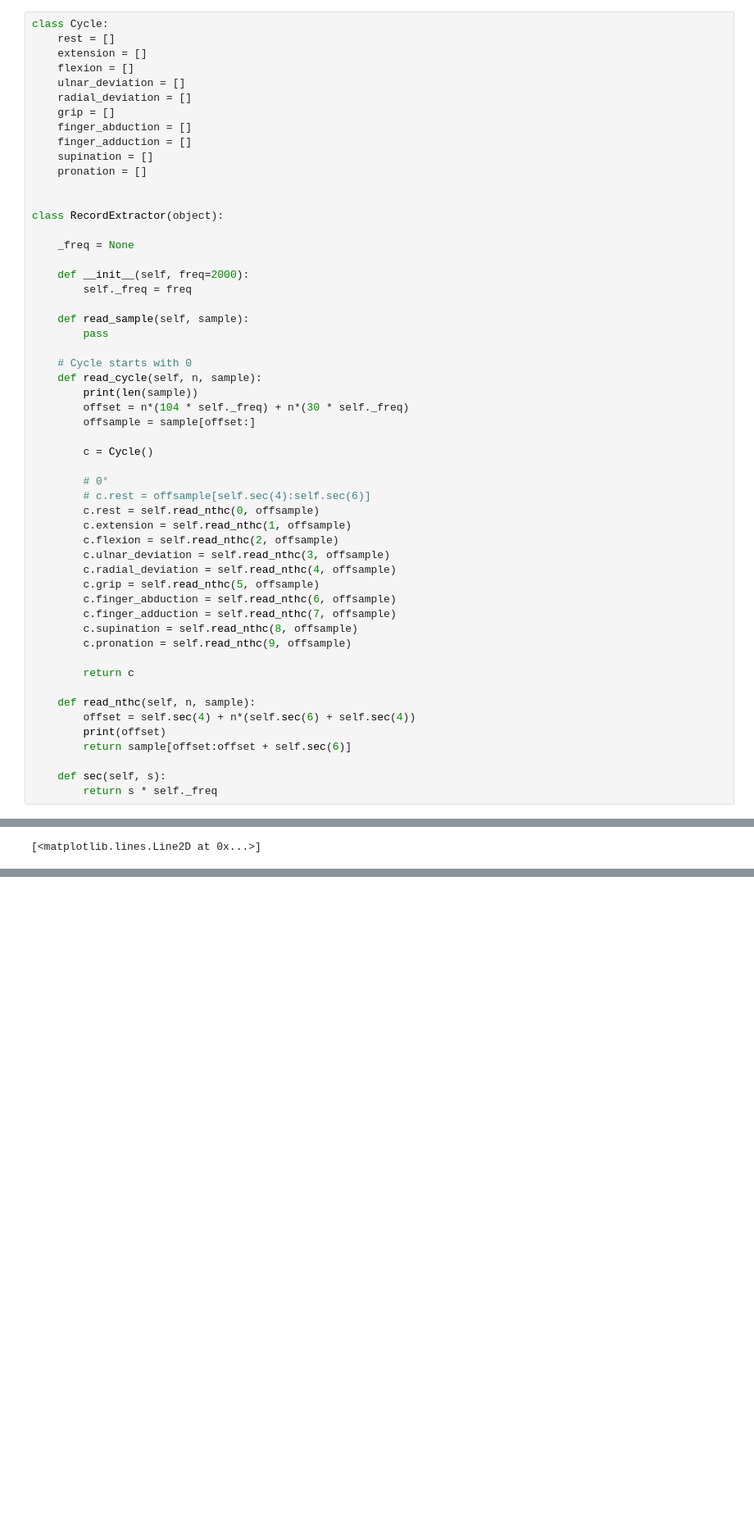
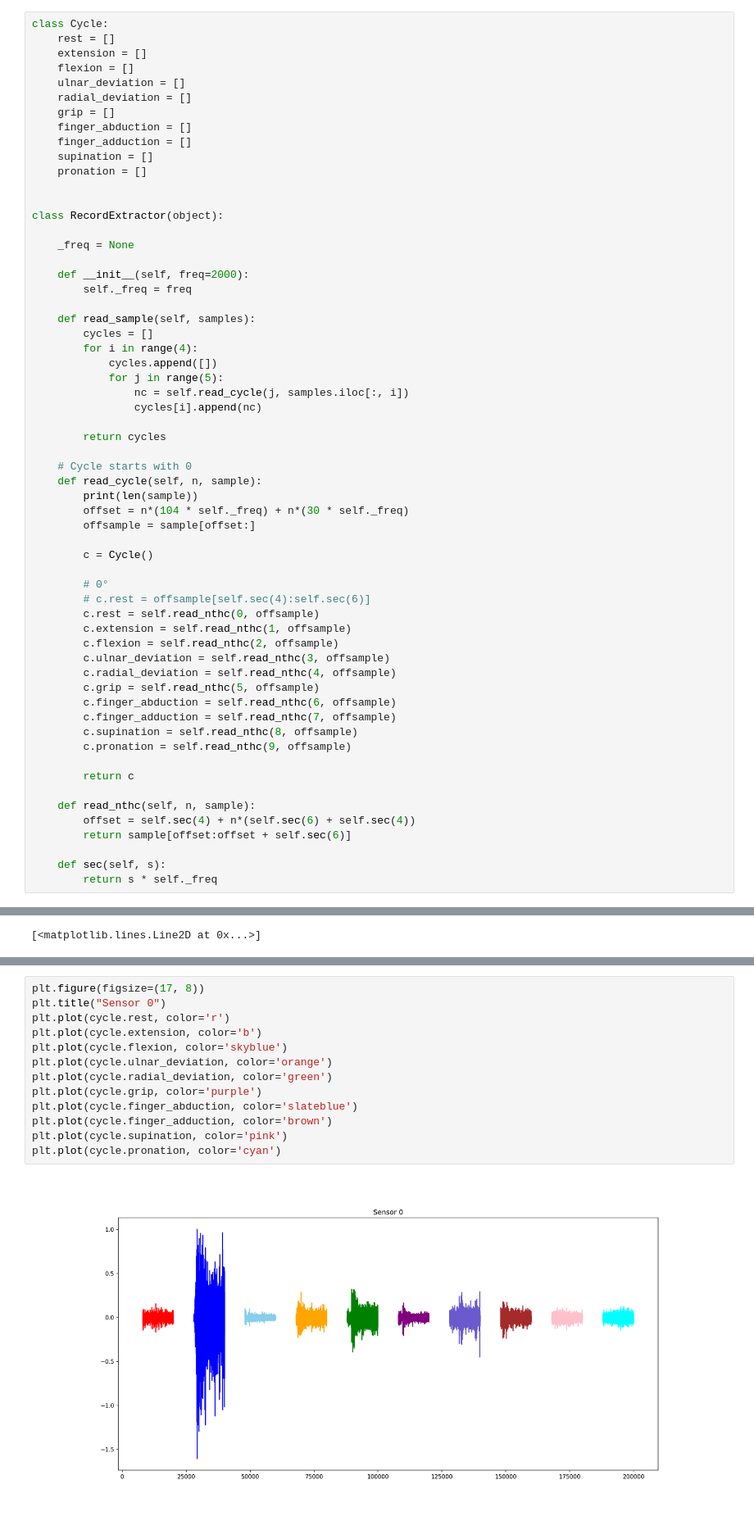
Before and after one commit to Beloin/TCCEMG, a Jupyter notebook: impl_tests/extract_as_dataset.ipynb, the cells around one changed output, grey strips where cells are left out. Shown: that part at 82% size. Saved outputs shown, nothing was run; the diff lists cells and outputs as text; blank space fills up the shorter version.

```diff
--- a/impl_tests/extract_as_dataset.ipynb
+++ b/impl_tests/extract_as_dataset.ipynb
@@ -84,8 +84,15 @@ class RecordExtractor(object):
     def __init__(self, freq=2000):
         self._freq = freq
 
-    def read_sample(self, sample):
-        pass
+    def read_sample(self, samples):
+        cycles = []
+        for i in range(4):
+            cycles.append([])
+            for j in range(5):
+                nc = self.read_cycle(j, samples.iloc[:, i])
+                cycles[i].append(nc)
+
+        return cycles
 
     # Cycle starts with 0
     def read_cycle(self, n, sample):
@@ -112,7 +119,6 @@ class RecordExtractor(object):
 
     def read_nthc(self, n, sample):
         offset = self.sec(4) + n*(self.sec(6) + self.sec(4))
-        print(offset)
         return sample[offset:offset + self.sec(6)]
 
     def sec(self, s):
@@ -171,0 +169,15 @@ plt.plot(cycle.rest, color = 'r')
+# %%
+plt.figure(figsize=(17, 8))
+plt.title("Sensor 0")
+plt.plot(cycle.rest, color='r')
+plt.plot(cycle.extension, color='b')
+plt.plot(cycle.flexion, color='skyblue')
+plt.plot(cycle.ulnar_deviation, color='orange')
+plt.plot(cycle.radial_deviation, color='green')
+plt.plot(cycle.grip, color='purple')
+plt.plot(cycle.finger_abduction, color='slateblue')
+plt.plot(cycle.finger_adduction, color='brown')
+plt.plot(cycle.supination, color='pink')
+plt.plot(cycle.pronation, color='cyan')
+# %% [output]
+[figure, added]
```
Also changed, not shown: parts of 6 cells of this notebook, 1 other file.
